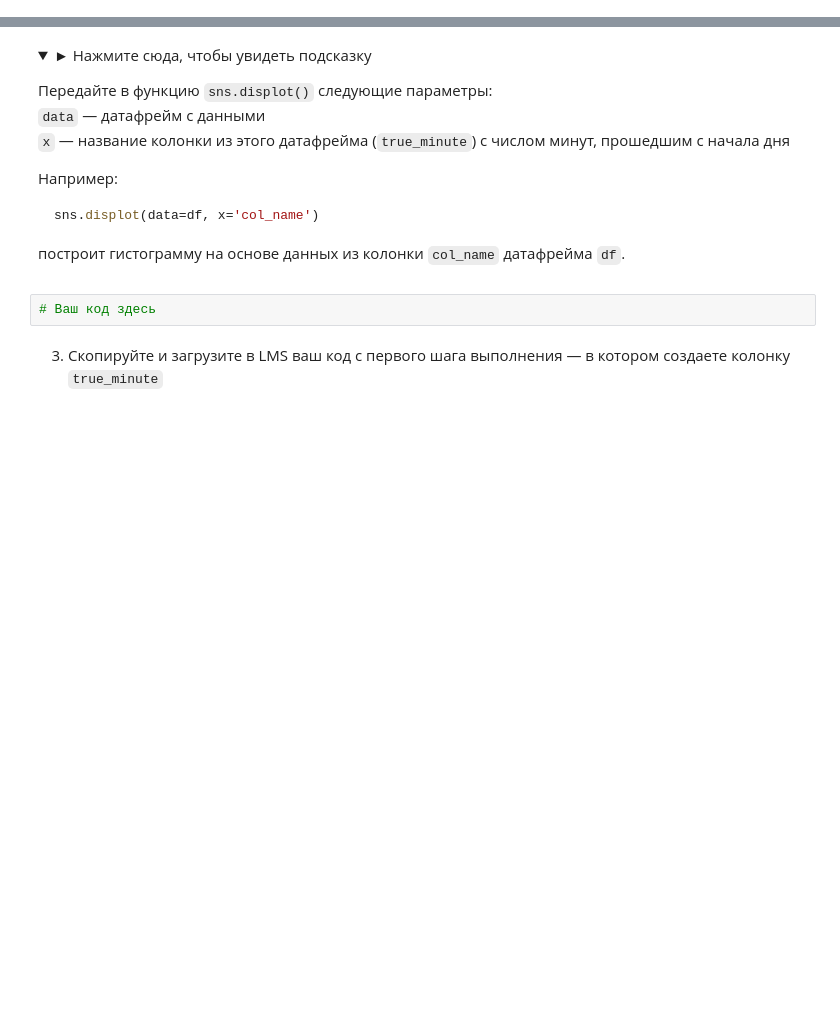
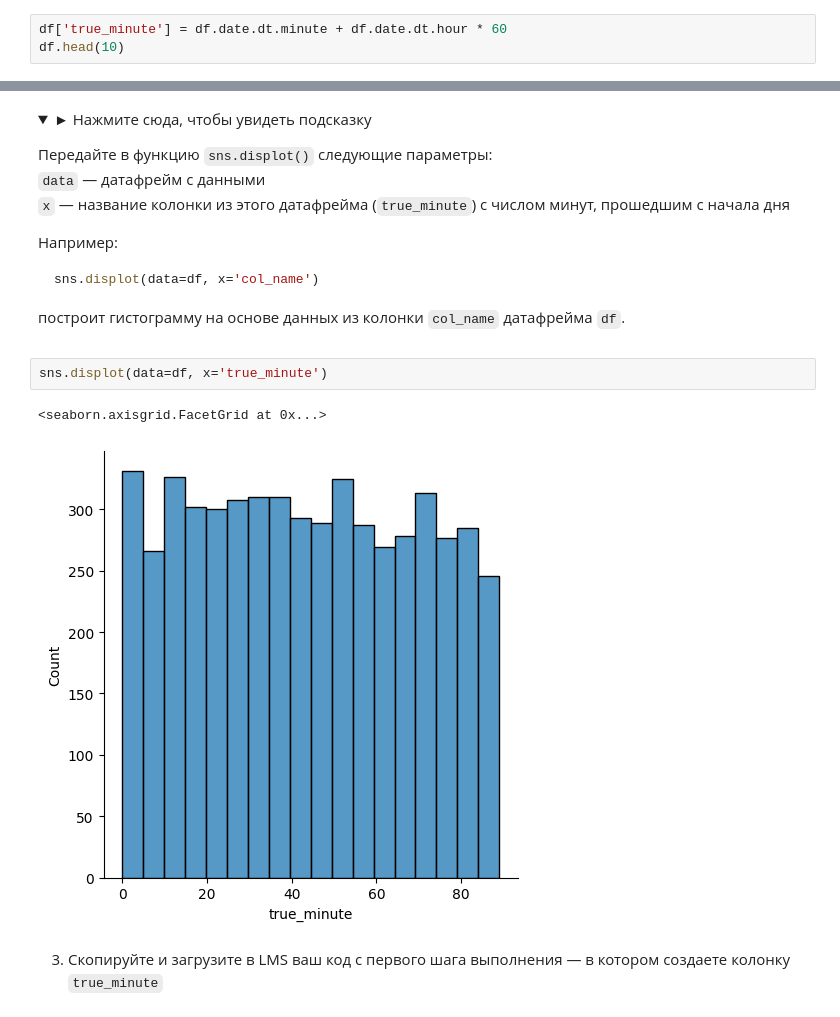
Before and after one commit to m-amirov/karpov.courses, a Jupyter notebook: notebooks/6_solving_product_problems_Homework.ipynb, the cells around one changed output, grey strips where cells are left out. Drawn from its saved outputs; the diff is of its cells as text; folded sections open; blank space fills up the shorter version.

```diff
--- a/notebooks/6_solving_product_problems_Homework.ipynb
+++ b/notebooks/6_solving_product_problems_Homework.ipynb
@@ -1139,0 +1472,3 @@ df.col_datetime.dt.day
+# %%
+df['true_minute'] = df.date.dt.minute + df.date.dt.hour * 60
+df.head(10)
@@ -1155,8 +1502,11 @@ sns.displot(data=df, x='col_name')
 построит гистограмму на основе данных из колонки `col_name` датафрейма `df`.
 </p>
 </details>
-# %%
-# Ваш код здесь
+# %%
+sns.displot(data=df, x='true_minute')
+# %% [output]
+<seaborn.axisgrid.FacetGrid at 0x...>
+[figure, added]
 # %% [markdown]
 3. Скопируйте и загрузите в LMS ваш код с первого шага выполнения — в котором создаете колонку `true_minute`
 # %% [markdown]
```
Also changed, not shown: parts of 90 cells of this notebook.
